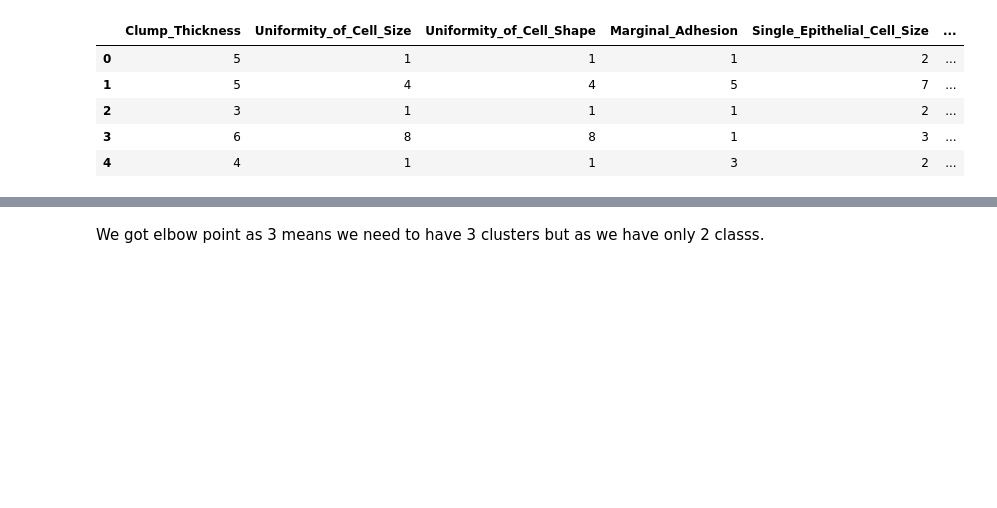
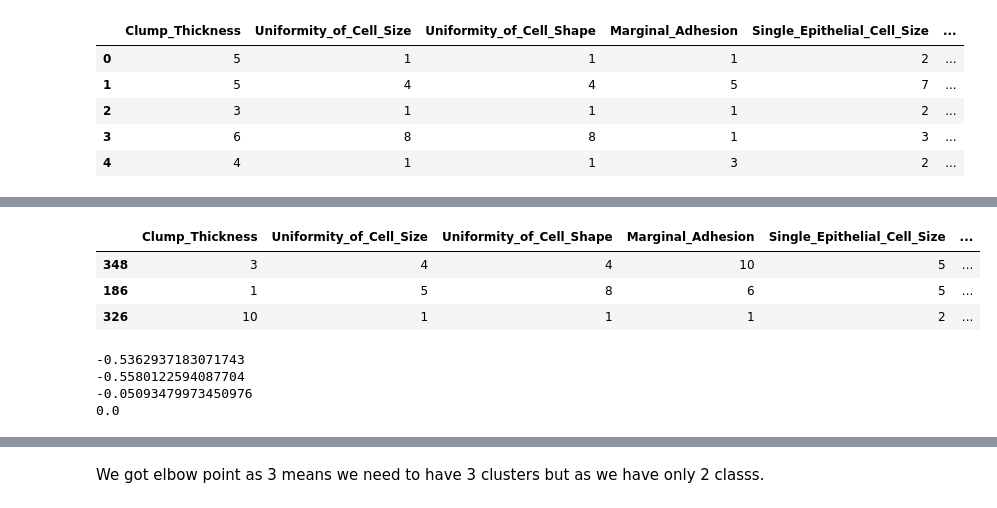
Before and after one commit to MLiS-B1/Project-1, a Jupyter notebook: Untitled.ipynb, the cells around one changed output, grey strips where cells are left out. Saved outputs shown, nothing was run; the diff lists cells and outputs as text; code cells hidden in the pictures; blank space fills up the shorter version.

```diff
--- a/Untitled.ipynb
+++ b/Untitled.ipynb
@@ -134,5 +134,5 @@ True
 features = list(data.columns)[1:-1]
 
 ### Get the features data
-feature_data = data[features]
+X = data[features]
 # %%
@@ -160,0 +147,58 @@ KeyError: 'clusters'
+# %%
+import random as rd
+#number of clusters
+K=3
+
+# Select random observation as centroids
+Centroids = (X.sample(n=K))
+Centroids
+# %% [output]
+|  | Clump_Thickness | Uniformity_of_Cell_Size | Uniformity_of_Cell_Shape | Marginal_Adhesion | Single_Epithelial_Cell_Size | ... |
+| 348 | 3 | 4 | 4 | 10 | 5 | ... |
+| 186 | 1 | 5 | 8 | 6 | 5 | ... |
+| 326 | 10 | 1 | 1 | 1 | 2 | ... |
+# %%
+# Step 3 - Assign all the points to the closest cluster centroid
+# Step 4 - Recompute centroids of newly formed clusters
+# Step 5 - Repeat step 3 and 4
+
+
+diff = 1
+j=0
+
+while(diff!=0):
+    XD=X
+    i=1
+    for index1,row_c in Centroids.iterrows():
+        ED=[]
+        for index2,row_d in XD.iterrows():
+            d1=(row_c["Uniformity_of_Cell_Size"]-row_d["Uniformity_of_Cell_Size"])**2
+            d2=(row_c["Marginal_Adhesion"]-row_d["Marginal_Adhesion"])**2
+            d=np.sqrt(d1+d2)
+            ED.append(d)
+        X[i]=ED
+        i=i+1
+
+    C=[]
+    for index,row in X.iterrows():
+        min_dist=row[1]
+        pos=1
+        for i in range(K):
+            if row[i+1] < min_dist:
+                min_dist = row[i+1]
+                pos=i+1
+        C.append(pos)
+    X["Cluster"]=C
+    Centroids_new = X.groupby(["Cluster"]).mean()[["Uniformity_of_Cell_Size","Marginal_Adhesion"]]
+    if j == 0:
+        diff=1
+        j=j+1
+    else:
+        diff = (Centroids_new['Uniformity_of_Cell_Size'] - Centroids['Uniformity_of_Cell_Size']).sum() + (Centroids_new['Marginal_Adhesion'] - Centroids['Marginal_Adhesion']).sum()
+        print(diff.sum())
+    Centroids = X.groupby(["Cluster"]).mean()[["Uniformity_of_Cell_Size","Marginal_Adhesion"]]
+# %% [output]
+-0.5362937183071743
+-0.5580122594087704
+-0.05093479973450976
+0.0
```
Also changed, not shown: parts of 14 cells of this notebook.
